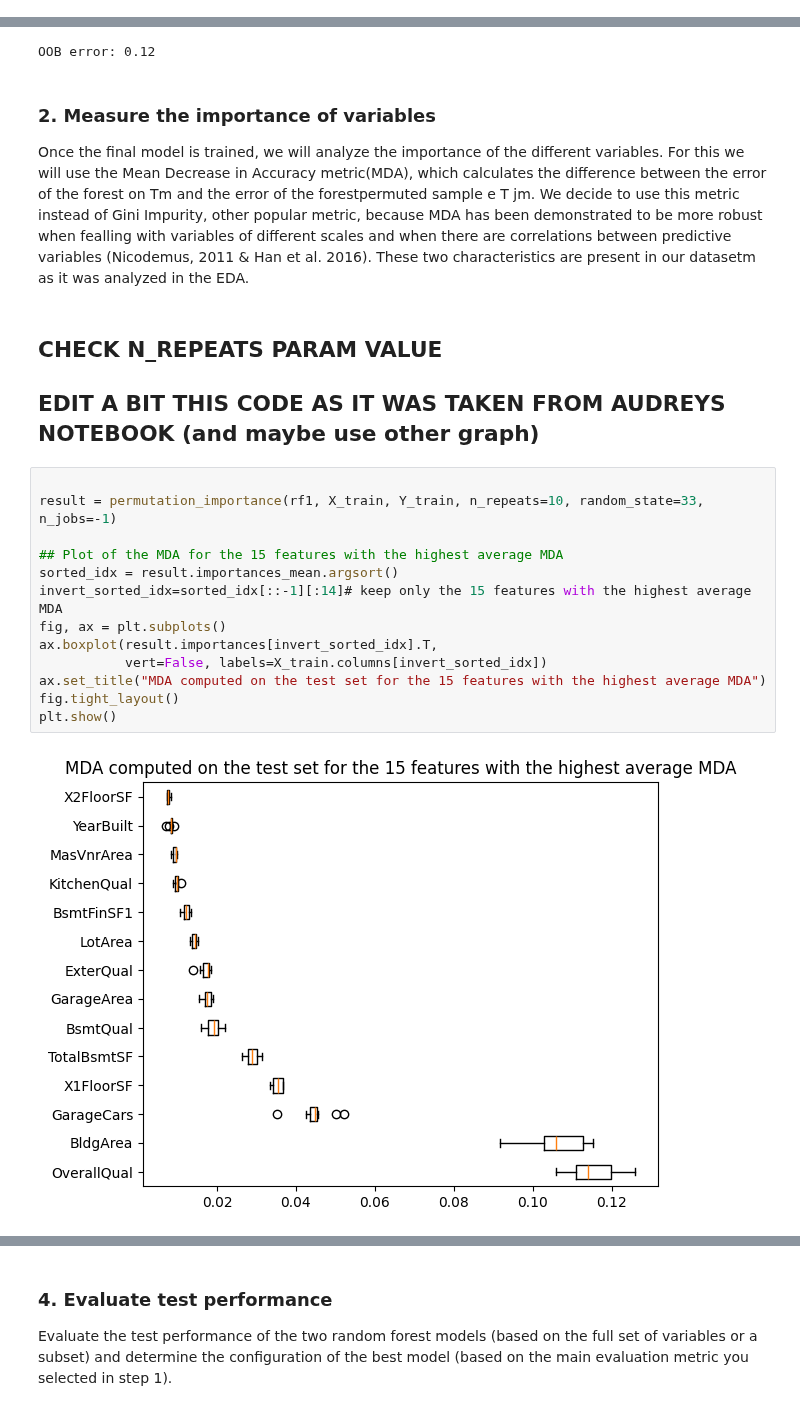
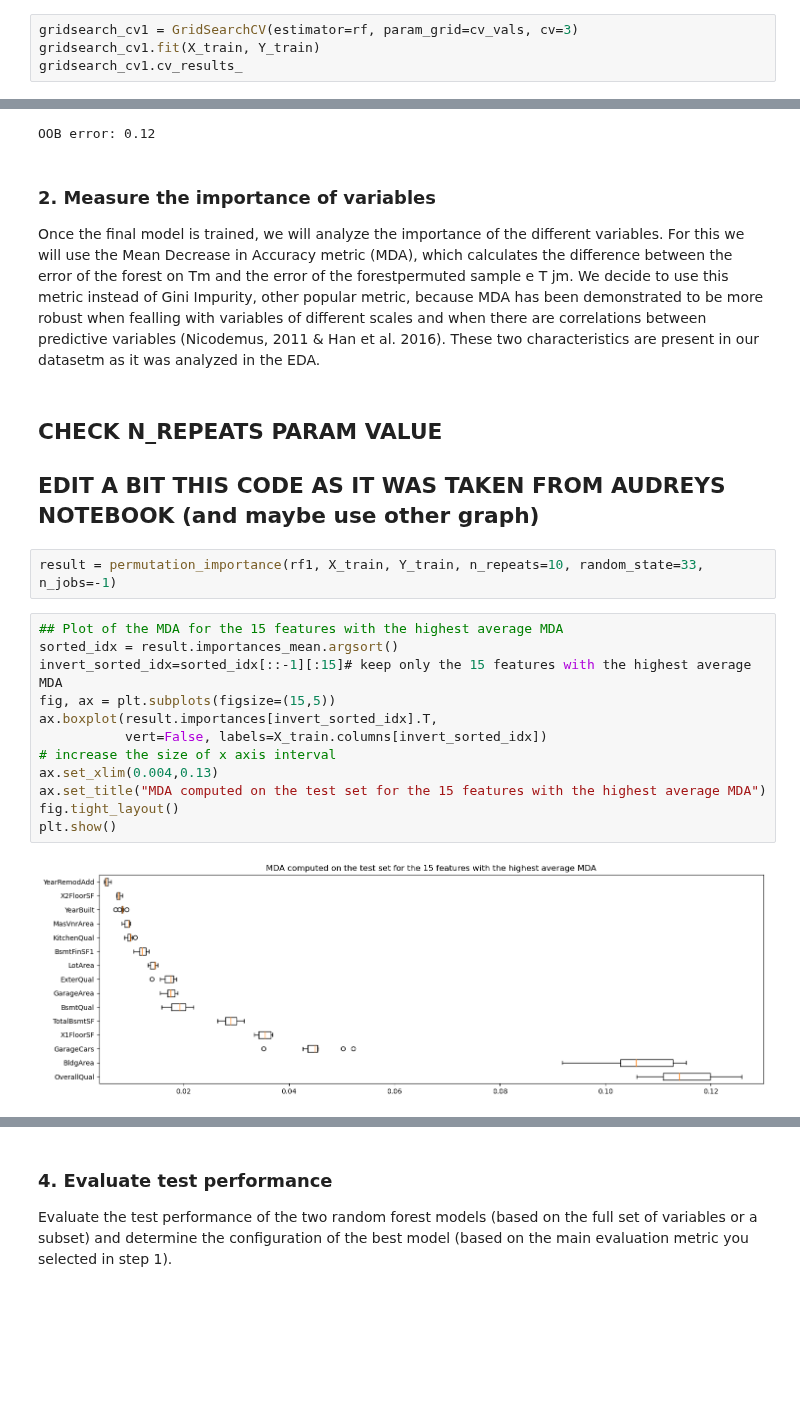
Before and after one commit to rajesvariparasa/ml-processing-pipeline-for-predicting-houseprices, a Jupyter notebook: Milestone-3-RandomForests.ipynb, the cells around one changed output, grey strips where cells are left out. Drawn from its saved outputs; the diff is of its cells as text; blank space fills up the shorter version.

```diff
--- a/Milestone-3-RandomForests.ipynb
+++ b/Milestone-3-RandomForests.ipynb
@@ -146,0 +143,4 @@ print(round(results_cv, 2))
+# %%
+gridsearch_cv1 = GridSearchCV(estimator=rf, param_grid=cv_vals, cv=3)
+gridsearch_cv1.fit(X_train, Y_train)
+gridsearch_cv1.cv_results_
@@ -199,22 +230,23 @@ print(f'OOB error: {round(1-rf1.oob_score_, 2)}')
 OOB error: 0.12
 # %% [markdown]
 ### 2. Measure the importance of variables
-Once the final model is trained, we will analyze the importance of the different variables. For this we will use the Mean Decrease in Accuracy metric(MDA), which calculates the difference between the error of the forest on Tm and the error of the forestpermuted sample e T jm. We decide to use this metric instead of Gini Impurity, other popular metric, because MDA has been demonstrated to be more robust when fealling with variables of different scales and when there are correlations between predictive variables (Nicodemus, 2011 & Han et al. 2016). These two characteristics are present in our datasetm as it was analyzed in the EDA.
+Once the final model is trained, we will analyze the importance of the different variables. For this we will use the Mean Decrease in Accuracy metric (MDA), which calculates the difference between the error of the forest on Tm and the error of the forestpermuted sample e T jm. We decide to use this metric instead of Gini Impurity, other popular metric, because MDA has been demonstrated to be more robust when fealling with variables of different scales and when there are correlations between predictive variables (Nicodemus, 2011 & Han et al. 2016). These two characteristics are present in our datasetm as it was analyzed in the EDA.
 # %% [markdown]
 ## CHECK N_REPEATS PARAM VALUE
 ## EDIT A BIT THIS CODE AS IT WAS TAKEN FROM AUDREYS NOTEBOOK (and maybe use other graph)
+# %%
+result = permutation_importance(rf1, X_train, Y_train, n_repeats=10, random_state=33, n_jobs=-1)
 # %%
-
-result = permutation_importance(rf1, X_train, Y_train, n_repeats=10, random_state=33, n_jobs=-1)
-
 ## Plot of the MDA for the 15 features with the highest average MDA
 sorted_idx = result.importances_mean.argsort()
-invert_sorted_idx=sorted_idx[::-1][:14]# keep only the 15 features with the highest average MDA
-fig, ax = plt.subplots()
+invert_sorted_idx=sorted_idx[::-1][:15]# keep only the 15 features with the highest average MDA
+fig, ax = plt.subplots(figsize=(15,5))
 ax.boxplot(result.importances[invert_sorted_idx].T,
            vert=False, labels=X_train.columns[invert_sorted_idx])
+# increase the size of x axis interval
+ax.set_xlim(0.004,0.13)
 ax.set_title("MDA computed on the test set for the 15 features with the highest average MDA")
 fig.tight_layout()
 plt.show()
 # %% [output]
-[figure, old version]
+[figure, new version]
```
Also changed, not shown: parts of 29 cells of this notebook.
